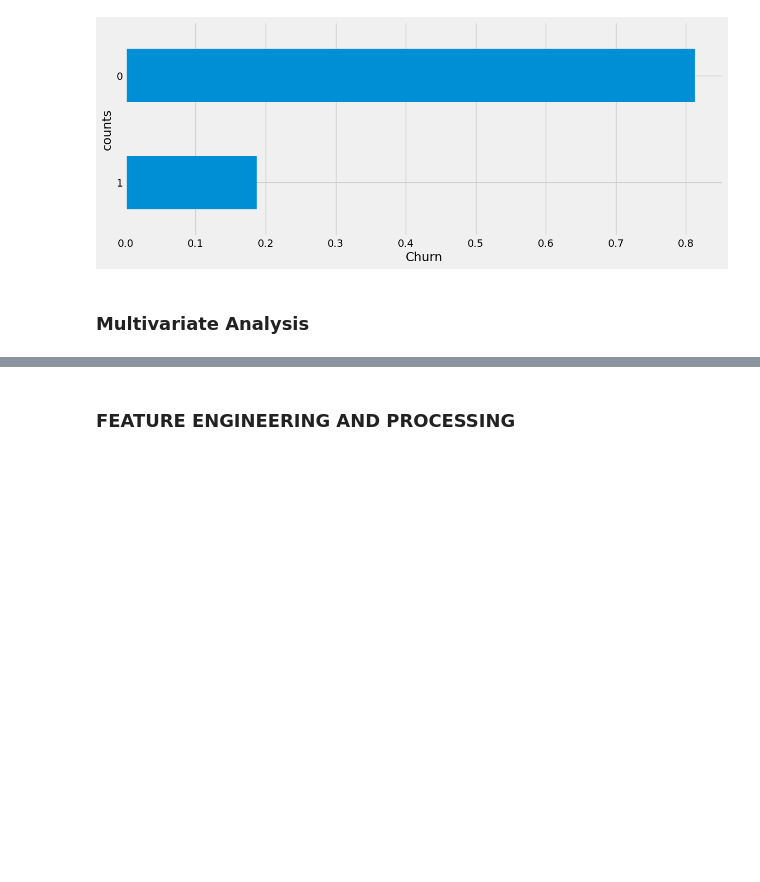
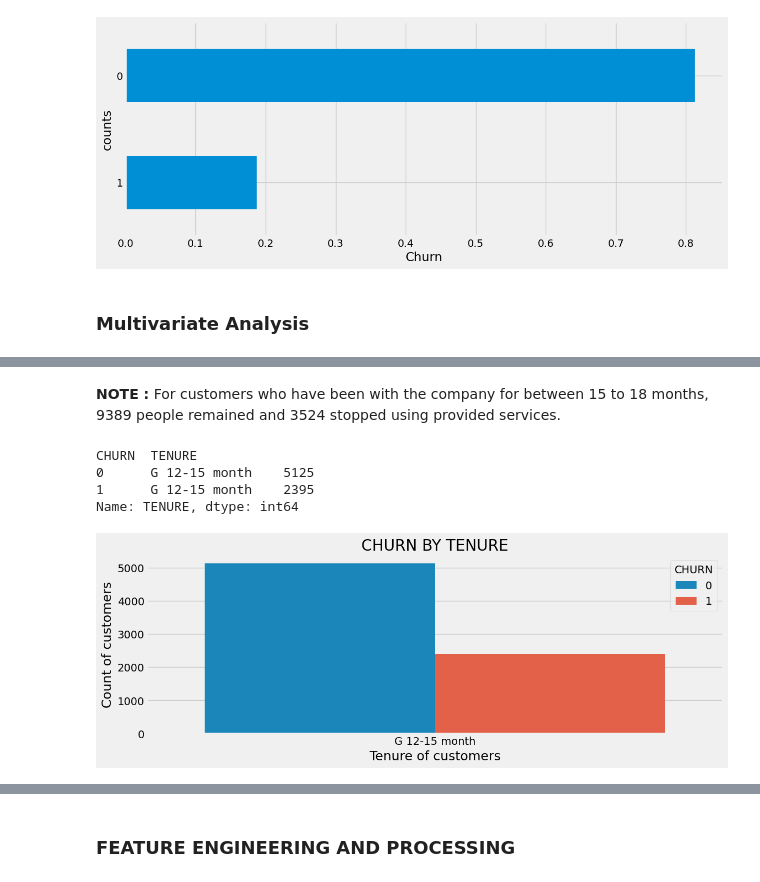
Before and after one commit to elvis-darko/Team_Zurich_Capstone_Project, a Jupyter notebook: Assets/dev/customer_churn_predict_TeamZurich.ipynb, the cells around one changed output, grey strips where cells are left out. Saved outputs shown, nothing was run; the diff lists cells and outputs as text; code cells hidden in the pictures; blank space fills up the shorter version.

```diff
--- a/Assets/dev/customer_churn_predict_TeamZurich.ipynb
+++ b/Assets/dev/customer_churn_predict_TeamZurich.ipynb
@@ -410,0 +466,23 @@ array(['K > 24 month', 'E 6-9 month', 'H 15-18 month', 'G 12-15 month',
+# %% [markdown]
+**NOTE :** For customers who have been with the company for between 15 to 18 months, 9389 people remained and 3524 stopped using provided services.
+# %%
+# Analyzing churn status by Customers who have being with the company for between 12 to 15 months
+plt.figure(figsize=(12, 4))
+
+e = train[train['TENURE'] == "G 12-15 month"]
+
+months_12 = e.groupby("CHURN")["TENURE"].value_counts()
+print(months_12)
+
+sns.countplot(x='TENURE', hue='CHURN', data=e)
+plt.title('CHURN BY TENURE')
+plt.xlabel('Tenure of customers')
+plt.ylabel('Count of customers')
+
+plt.show()
+# %% [output]
+CHURN  TENURE
+0      G 12-15 month    5125
+1      G 12-15 month    2395
+Name: TENURE, dtype: int64
+[figure, added]
```
Also changed, not shown: parts of 22 cells of this notebook.
